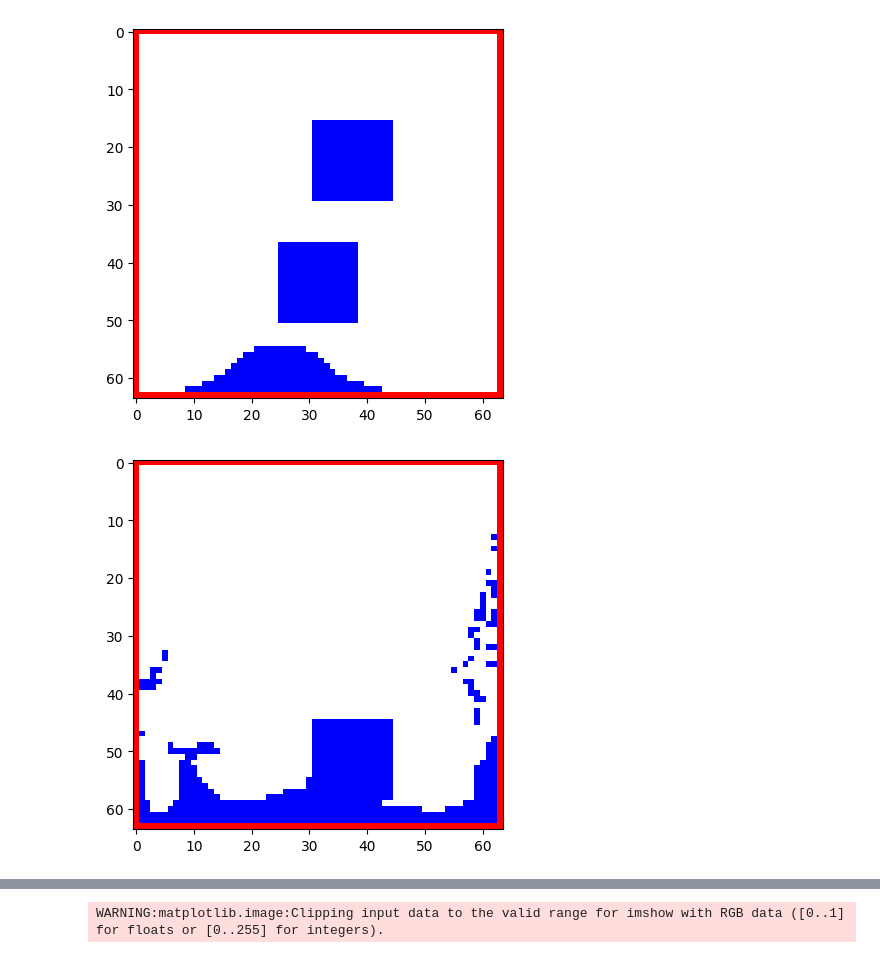
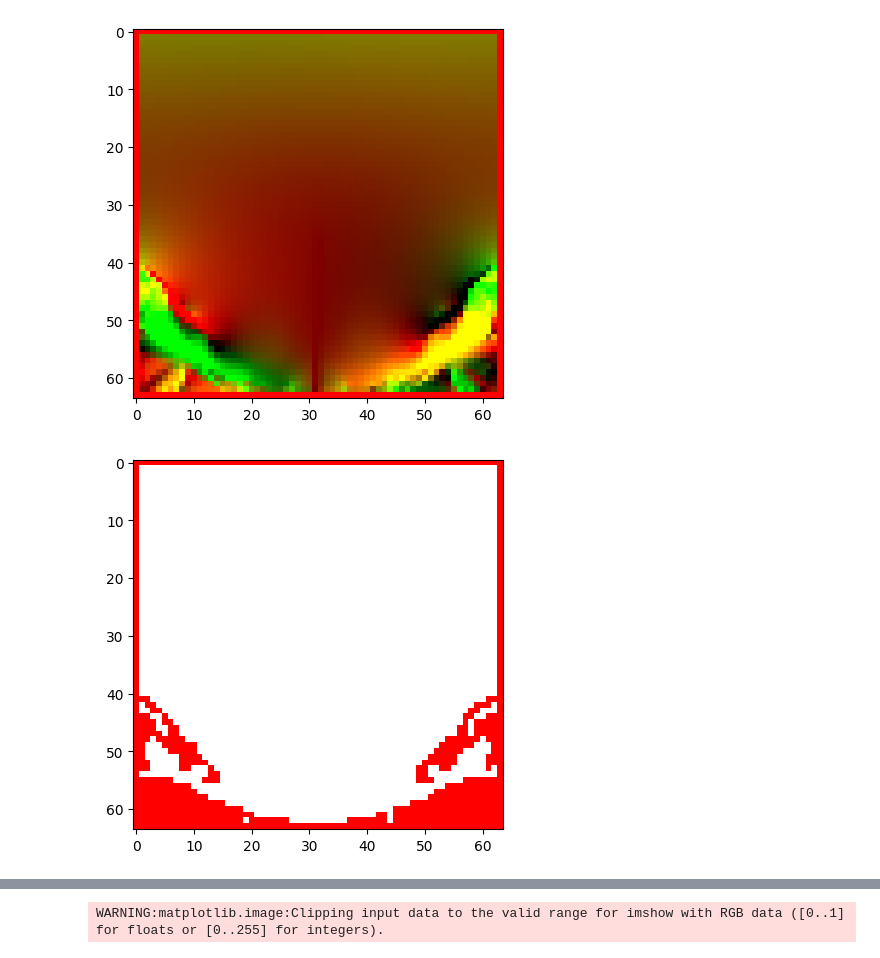
Before and after one commit to andrinr/dlca-simulation, a Jupyter notebook: model/per_step.ipynb, the cells around one changed output, grey strips where cells are left out. Cells and saved outputs as stored; diff of their text form; code cells hidden in the pictures.

```diff
--- a/model/per_step.ipynb
+++ b/model/per_step.ipynb
@@ -6,19 +13,22 @@ import matplotlib.pyplot as plt
 n_channels = 16
 alpha = 0.1
 # %%
-def load_image(filename):
+def load_image(filename, threshold=0.0):
     img = tf.keras.preprocessing.image.load_img(path=filename, color_mode='rgba', target_size=(64, 64))
     img = np.array(img) / 255.0
 
     # add transparency channel for black pixels
-    img[img[:,:,2] < 0.1] = [0, 0, 0, 0]
-    img[img[:,:,2] >= 0.1] = [0, 0, 1, 1]
+
+    if threshold > 0.0:
+        img[img[:,:,0] < threshold] = [0, 0, 0, 0]
+        img[img[:,:,0] >= threshold] = [1, 0, 0, 1]
+
 
     # add red border around the image
-    img[0, :, :] = [1, 0, 0, 1]
-    img[-1, :, :] = [1, 0, 0, 1]
-    img[:, 0, :] = [1, 0, 0, 1]
-    img[:, -1, :] = [1, 0, 0, 1]
+    #img[0, :, :] = [1, 0, 0, 1]
+    #img[-1, :, :] = [1, 0, 0, 1]
+    #img[:, 0, :] = [1, 0, 0, 1]
+    #img[:, -1, :] = [1, 0, 0, 1]
 
 
     chars = np.zeros((64, 64, 12), dtype=np.float32)
@@ -89,15 +99,19 @@ lr_sched = tf.keras.optimizers.schedules.PiecewiseConstantDecay([5000], [lr, lr*
 optimizer = tf.keras.optimizers.Adam(lr_sched)
 loss_object = tf.keras.losses.MeanSquaredError()
 # %%
-anim = []
-anim_len = 500
+velocity = []
+dye = []
+curl = []
+anim_len = 300
 
 for i in range(anim_len):
-    anim.append(load_image('../data/export/frame_' + f'{i:05d}' + '.png'))
+    velocity.append(load_image('../data/export/frame_vel_' + f'{i:05d}' + '.png'))
+    dye.append(load_image('../data/export/frame_dye_' + f'{i:05d}' + '.png', 0.1))
+    curl.append(load_image('../data/export/frame_curl_' + f'{i:05d}' + '.png'))
 # %%
-plot(anim[int(anim_len*0.1)])
-plot(anim[int(anim_len*0.2)])
-plot(anim[int(anim_len*0.3)])
+plot(velocity[int(anim_len*0.2)])
+plot(dye[int(anim_len*0.2)])
+plot(curl[int(anim_len*0.2)])
 # %% [output]
-[figure, old version]
+[figure, new version]
-[figure, old version]
+[figure, new version]
```
Also changed, not shown: parts of 2 cells of this notebook, 2 other files.
